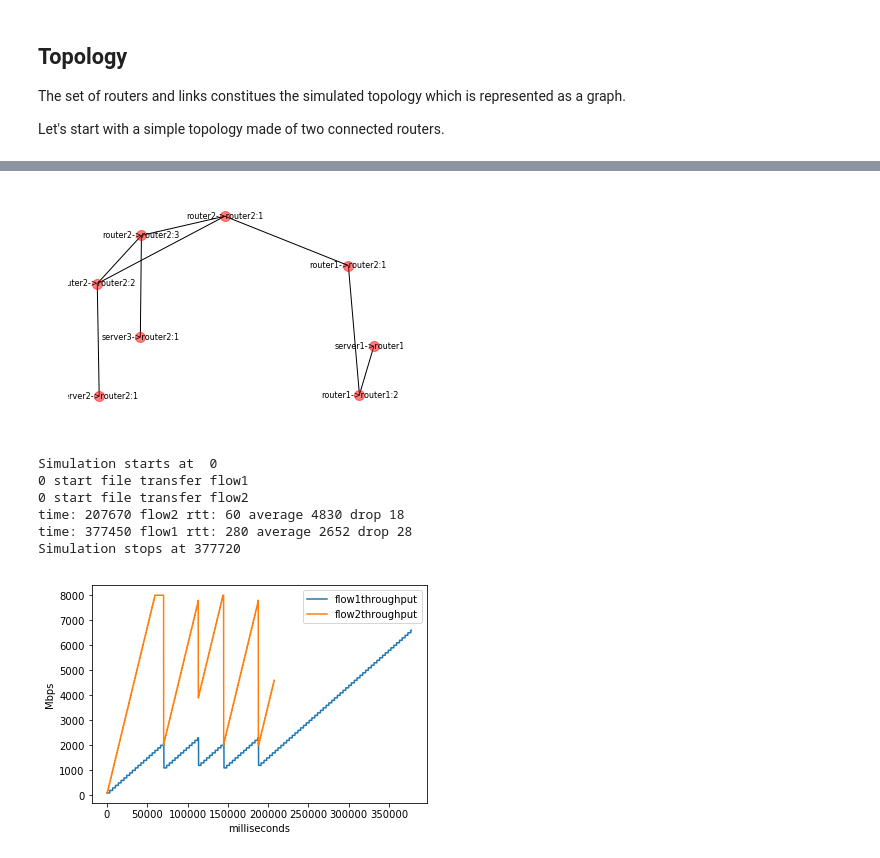
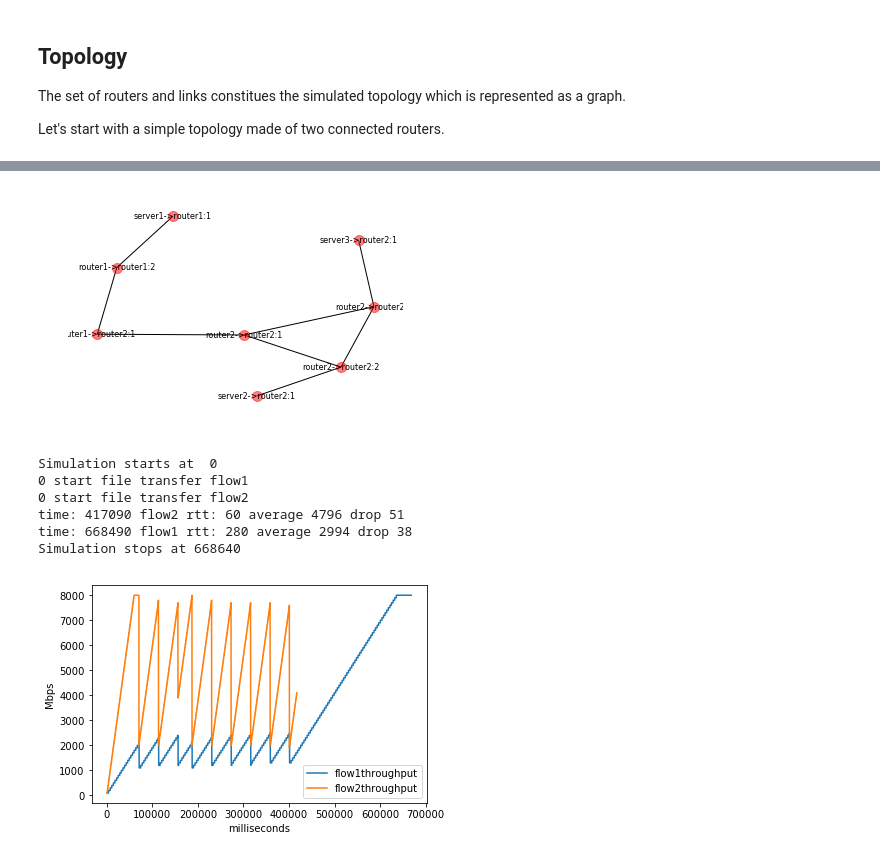
Before and after one commit to esnet/calibers, a Jupyter notebook: simulator/Tutorial.ipynb, the cells around one changed output, grey strips where cells are left out. Drawn from its saved outputs; the diff is of its cells as text; code cells hidden in the pictures.

```diff
--- a/simulator/Tutorial.ipynb
+++ b/simulator/Tutorial.ipynb
@@ -149,46 +168,44 @@ server3 = Endpoint(name='server3',topology=topo,capacity=10000,rate=8000)
 server3.connect('router2', latency=10)
 
 from sim import DataTransfer
 
 flow1 = DataTransfer(name="flow1",
                      src=server1,
                      dst=server2,
-                     data_size=1000000,
+                     data_size=2000000,
                      max_rate=8000,
                      topology=topo)
 
 flow1.info = True
 flow1.debug = False
 
 topo.schedule_workflow(workflow=flow1)
 
 flow2 = DataTransfer(name="flow2",
                      src=server2,
                      dst=server3,
-                     data_size=1000000,
+                     data_size=2000000,
                      max_rate=8000,
                      topology=topo)
 
 flow2.info = True
 flow2.debug = False
 
 topo.schedule_workflow(workflow=flow2)
 
 topo.draw()
 
-#topo.start_simulation(until_sec=600)
 topo.start_simulation()
+
+flow1.plot_receive()
+flow2.plot_receive()
+topo.show_plots()
 # %% [output]
-[figure, old version]
+[figure, new version]
 Simulation starts at  0
 0 start file transfer flow1
 0 start file transfer flow2
-time: 207670 flow2 rtt: 60 average 4830 drop 18
-time: 377450 flow1 rtt: 280 average 2652 drop 28
-Simulation stops at 377720
+time: 417090 flow2 rtt: 60 average 4796 drop 51
+time: 668490 flow1 rtt: 280 average 2994 drop 38
+Simulation stops at 668640
+[figure, added]
-# %%
-flow1.plot_receive()
-flow2.plot_receive()
-topo.show_plots()
-# %% [output]
-[figure, removed]
```
Also changed, not shown: parts of 17 cells of this notebook, 1 other file.
